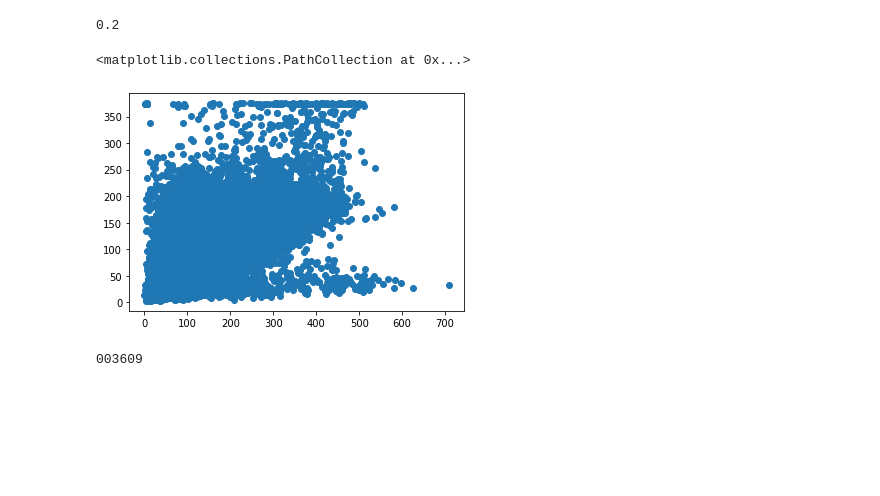
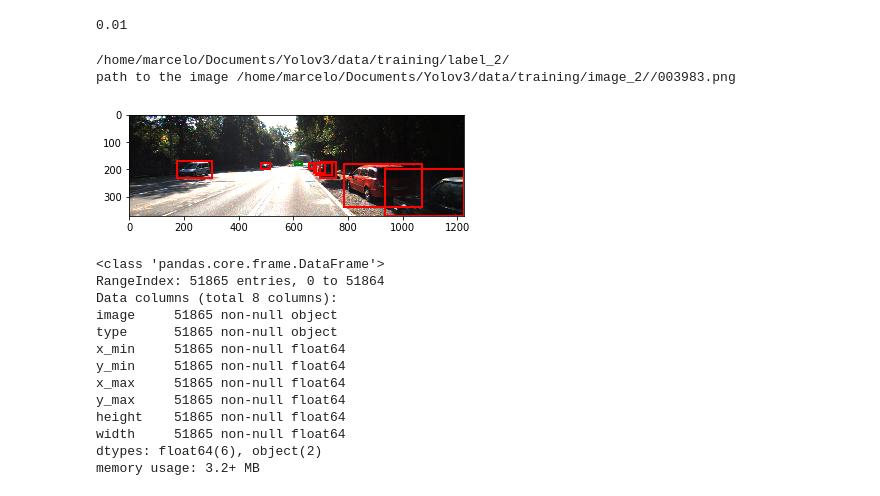
Before and after one commit to Marcelo5444/Yolov3, a Jupyter notebook: Anchor_setup.ipynb, the cells around one changed output. Drawn from its saved outputs; the diff is of its cells as text; code cells hidden in the pictures; blank space fills up the shorter version.

```diff
--- a/Anchor_setup.ipynb
+++ b/Anchor_setup.ipynb
@@ -8,21 +8,36 @@ from PIL import Image
 import matplotlib.pyplot as plt
 from utils import *
 from kmeans_Anchors import *
-# %%
-IoU_fixed(1,5,5,5)
-# %% [output]
-0.2
-# %%
-df = create_label_datframe()
-plt.scatter(df["width"],df["height"])
-# %% [output]
-<matplotlib.collections.PathCollection at 0x...>
-[figure, removed]
+# %%
+IoU_fixed(1,1,10,10)
+# %% [output]
+0.01
+# %%
+df = create_label_datframe(path_to_labels="/home/marcelo/Documents/Yolov3/data/training/label_2/")
+display_bounding_boxes(df,path_to_images="/home/marcelo/Documents/Yolov3/data/training/image_2//",path_to_labels="/home/marcelo/Documents/Yolov3/data/training/label_2/")
+# %% [output]
+/home/marcelo/Documents/Yolov3/data/training/label_2/
+path to the image /home/marcelo/Documents/Yolov3/data/training/image_2//003983.png
+[figure, added]
 # %%
 #img = cv2.imread(os.path.join(path_to_images,files[0].split(".")[0]+".png"),cv2.IMREAD_COLOR)
 data = df.loc[np.random.randint(0,df.shape[0])]
 file = data["image"]
 print(file)
 new_df  = df.loc[df["image"]==file]
-# %% [output]
-003609
+# %%
+df.info()
+# %% [output]
+<class 'pandas.core.frame.DataFrame'>
+RangeIndex: 51865 entries, 0 to 51864
+Data columns (total 8 columns):
+image     51865 non-null object
+type      51865 non-null object
+x_min     51865 non-null float64
+y_min     51865 non-null float64
+x_max     51865 non-null float64
+y_max     51865 non-null float64
+height    51865 non-null float64
+width     51865 non-null float64
+dtypes: float64(6), object(2)
+memory usage: 3.2+ MB
```
Also changed, not shown: parts of 7 cells of this notebook.
